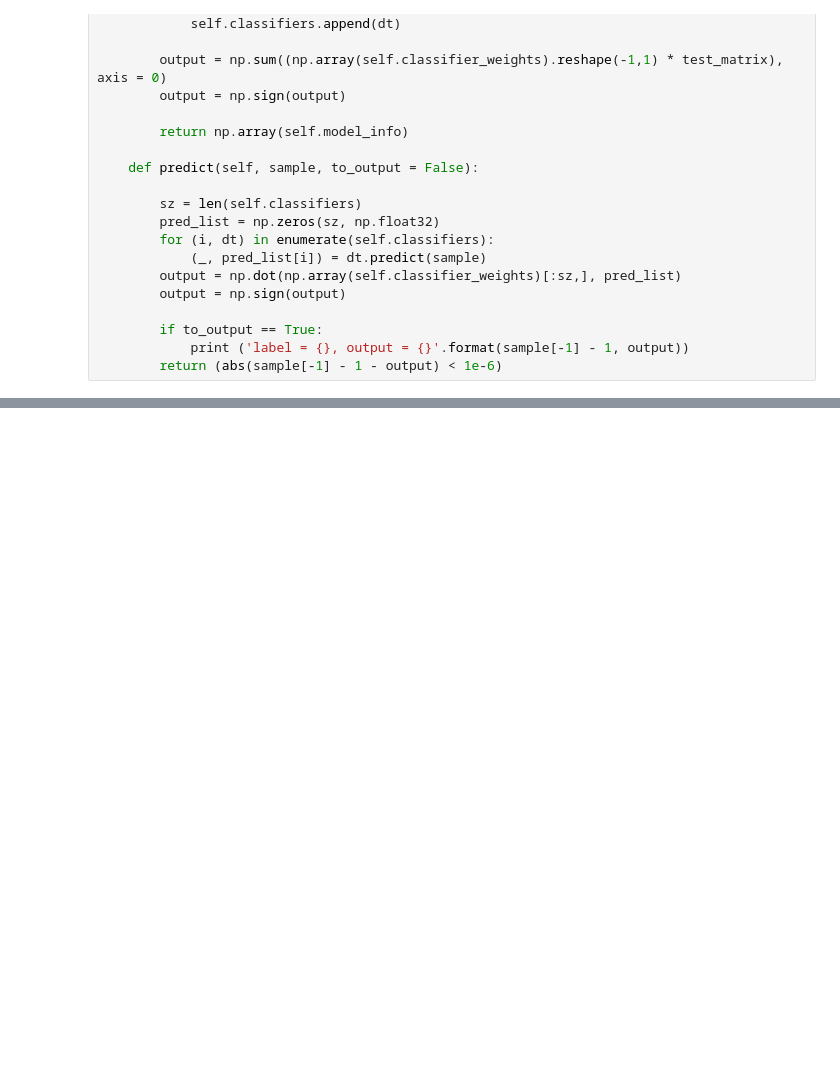
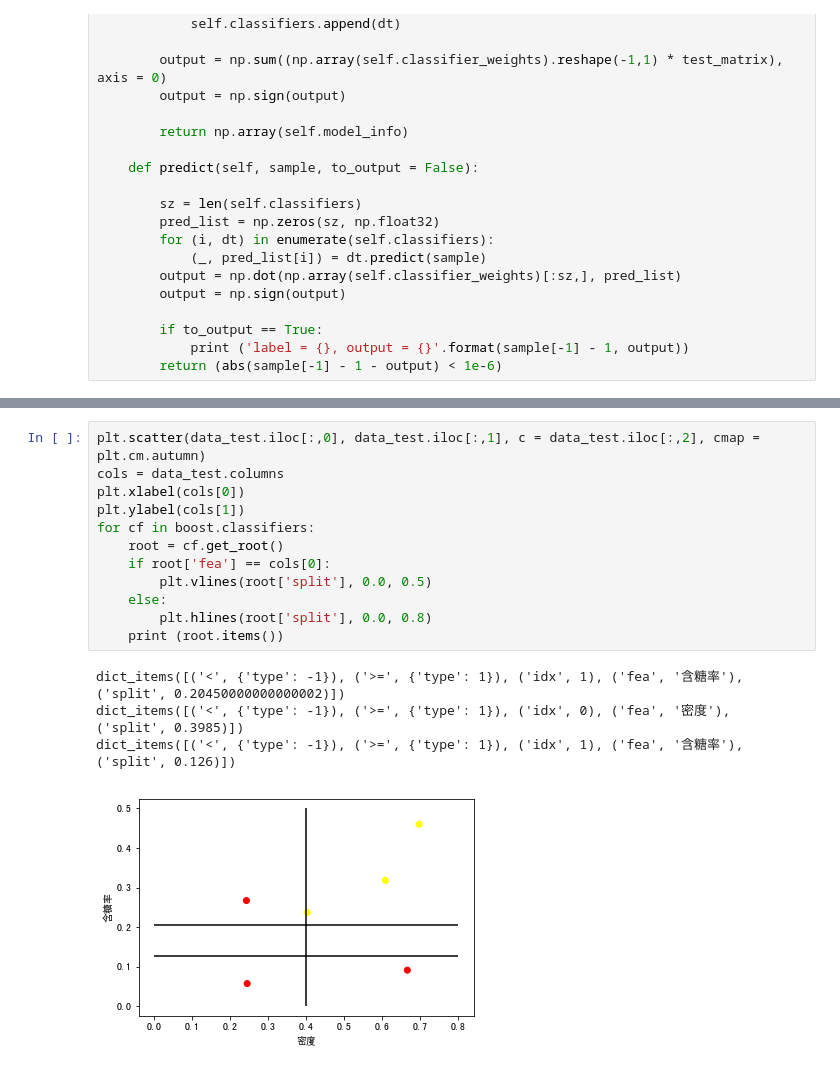
Before and after one commit to SKYSCRAPERS1999/AILab, a Jupyter notebook: AdaBoost.ipynb, the cells around one changed output, grey strips where cells are left out. Drawn from its saved outputs; the diff is of its cells as text; blank space fills up the shorter version.

Commit message:
add AdaBoost's pictures

```diff
--- a/AdaBoost.ipynb
+++ b/AdaBoost.ipynb
@@ -234,0 +234,17 @@ Invalid train in iter 4
+# %%
+plt.scatter(data_test.iloc[:,0], data_test.iloc[:,1], c = data_test.iloc[:,2], cmap = plt.cm.autumn)
+cols = data_test.columns
+plt.xlabel(cols[0])
+plt.ylabel(cols[1])
+for cf in boost.classifiers:
+    root = cf.get_root()
+    if root['fea'] == cols[0]:
+        plt.vlines(root['split'], 0.0, 0.5)
+    else:
+        plt.hlines(root['split'], 0.0, 0.8)
+    print (root.items())
+# %% [output]
+dict_items([('<', {'type': -1}), ('>=', {'type': 1}), ('idx', 1), ('fea', '含糖率'), ('split', 0.20450000000000002)])
+dict_items([('<', {'type': -1}), ('>=', {'type': 1}), ('idx', 0), ('fea', '密度'), ('split', 0.3985)])
+dict_items([('<', {'type': -1}), ('>=', {'type': 1}), ('idx', 1), ('fea', '含糖率'), ('split', 0.126)])
+[figure, added]
```
Also changed, not shown: parts of 4 cells of this notebook.
